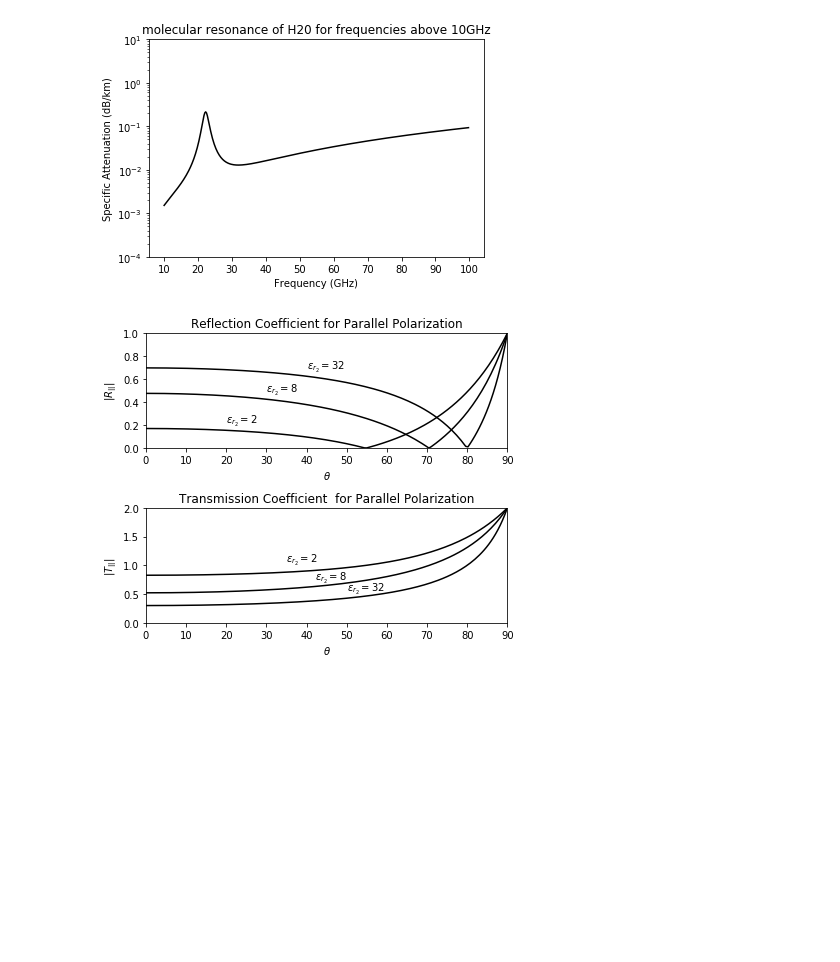
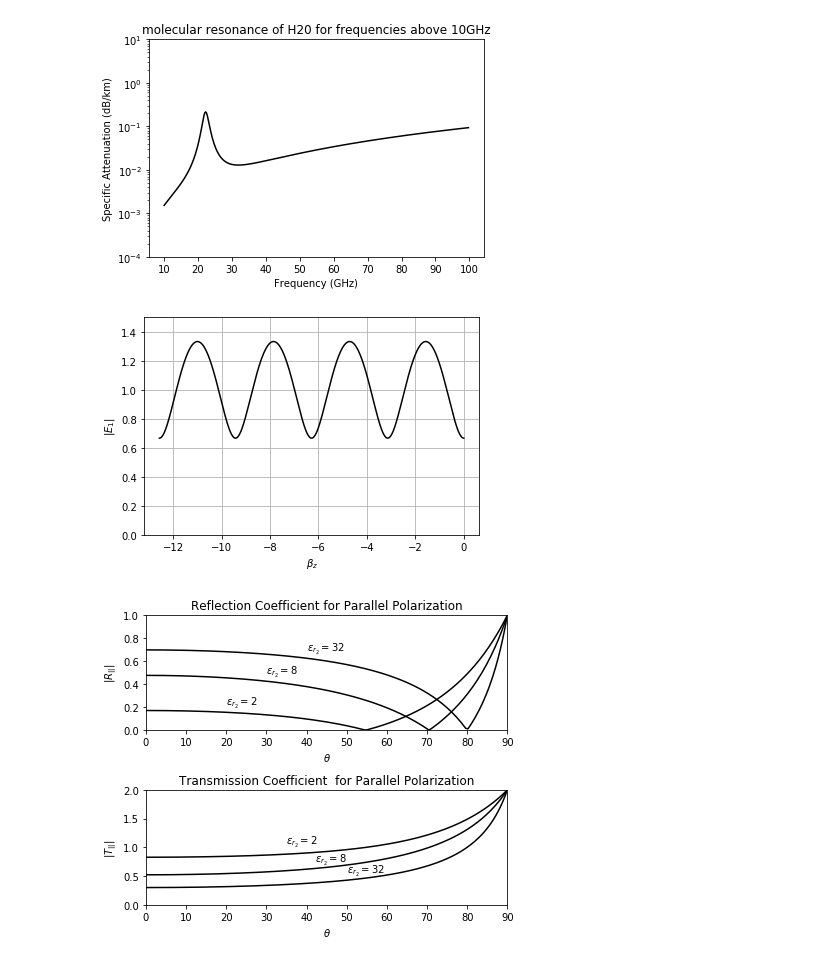
Before and after one commit to totoff/SamrtAntennas, a Jupyter notebook: ElectromagneticFields.ipynb, the cells around one changed output. Saved outputs shown, nothing was run; the diff lists cells and outputs as text; code cells hidden in the pictures; blank space fills up the shorter version.

```diff
--- a/ElectromagneticFields.ipynb
+++ b/ElectromagneticFields.ipynb
@@ -35,4 +41,21 @@ plt.ylim(1E-4,10)
 # %% [output]
 (0.0001, 10)
 [figure]
+# %%
+# General envelope of standing wave for planewaves
+# normally incident on a planar boundary .  Medium 1 is assumed to be free space
+# normalized impedance ...impedance divided => sqrt(mu0/epsilon0)
+imp=1/2
+G=(imp-1)/(imp+1)
+angg=np.arctan2(np.imag(G),np.real(G))
+bz=np.arange(-4*np.pi,0,.001)
+env=np.sqrt(1+abs(G)**2+2*abs(G)*np.cos(2*bz+angg))
+plt.plot(bz,env,'k')
+plt.xlabel(r'$\beta_z$')
+plt.ylabel(r'$|E_1|$')
+plt.ylim(0,1.5)
+plt.grid(True)
+plt.show()
+# %% [output]
+[figure, added]
 # %%
```
Also changed, not shown: parts of 13 cells of this notebook.
